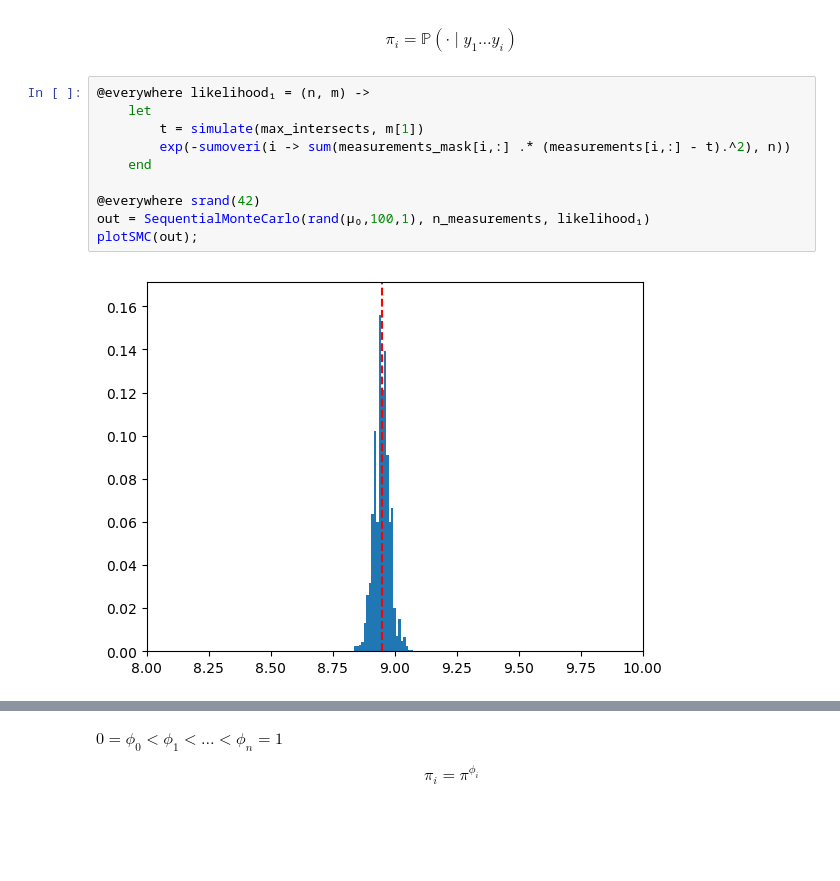
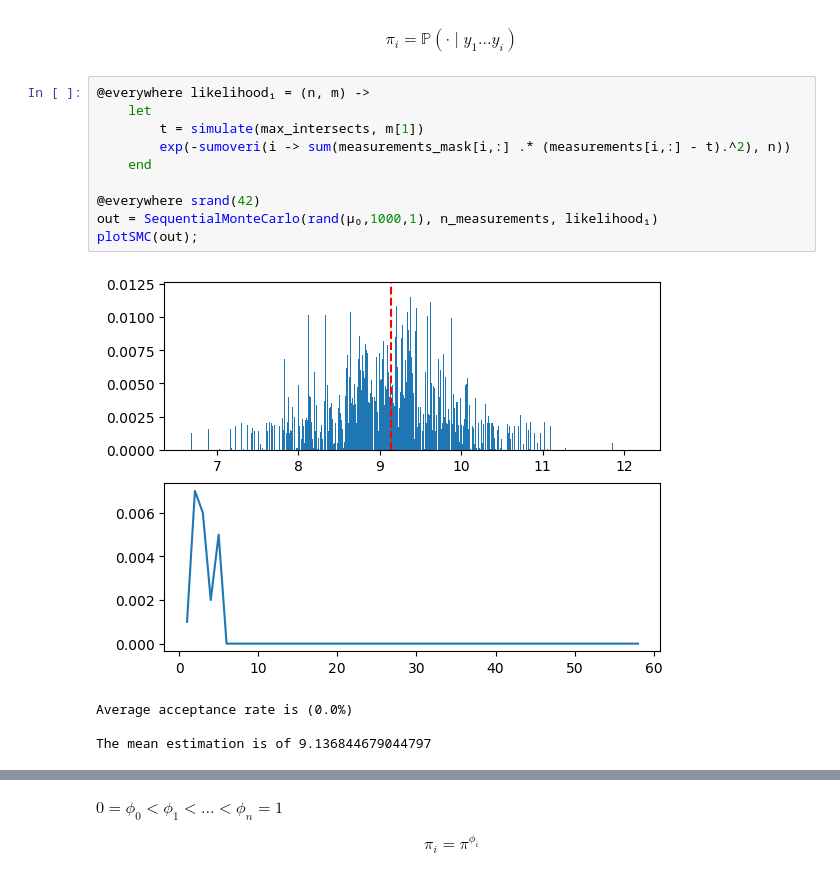
Before and after one commit to matthieubulte/smc, a Jupyter notebook: code/proposal.ipynb, the cells around one changed output, grey strips where cells are left out. Drawn from its saved outputs; the diff is of its cells as text; blank space fills up the shorter version.

```diff
--- a/code/proposal.ipynb
+++ b/code/proposal.ipynb
@@ -167,12 +202,15 @@ $$
 # %%
 @everywhere likelihood₁ = (n, m) ->
     let
         t = simulate(max_intersects, m[1])
         exp(-sumoveri(i -> sum(measurements_mask[i,:] .* (measurements[i,:] - t).^2), n))
     end
 
 @everywhere srand(42)
-out = SequentialMonteCarlo(rand(μ₀,100,1), n_measurements, likelihood₁)
+out = SequentialMonteCarlo(rand(μ₀,1000,1), n_measurements, likelihood₁)
 plotSMC(out);
 # %% [output]
-[figure, old version]
+[figure, new version]
+Average acceptance rate is (0.0%)
+
+The mean estimation is of 9.136844679044797
```
Also changed, not shown: parts of 11 cells of this notebook, 6 other files.
